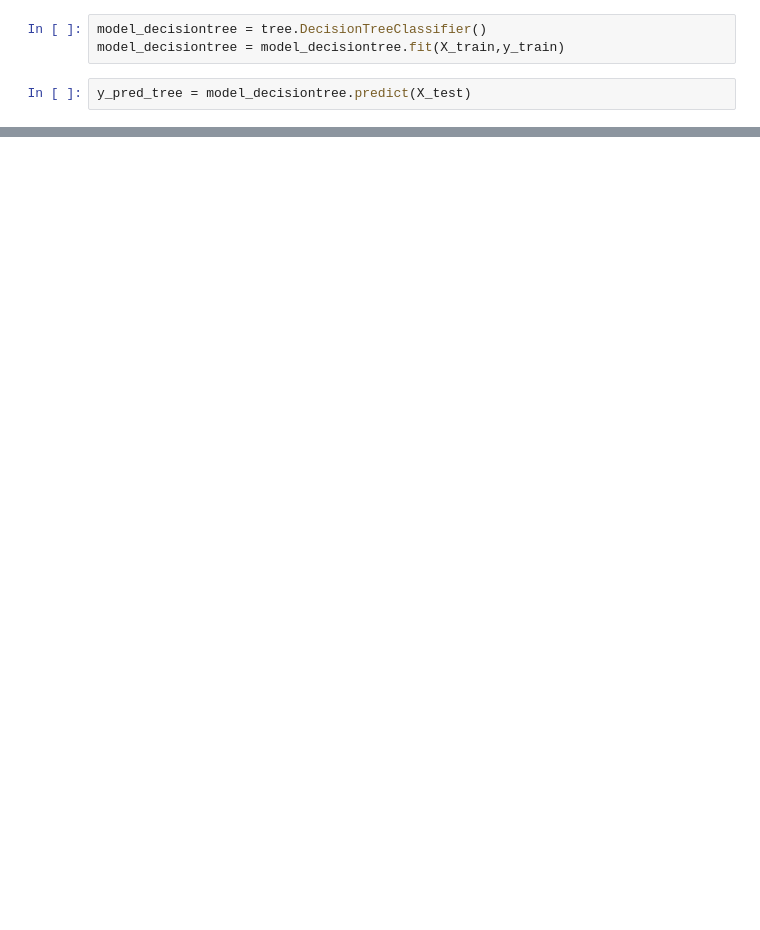
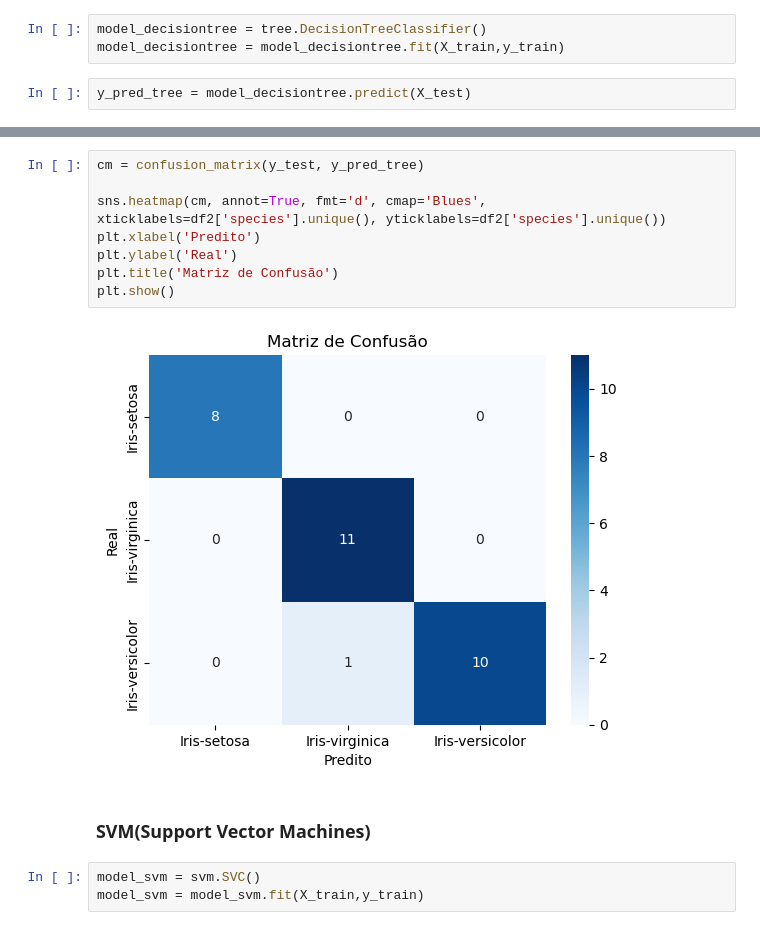
Before and after one commit to JpLimags/Classifier_Iris, a Jupyter notebook: classifier_iris.ipynb, the cells around one changed output, grey strips where cells are left out. Saved outputs shown, nothing was run; the diff lists cells and outputs as text; blank space fills up the shorter version.

```diff
--- a/classifier_iris.ipynb
+++ b/classifier_iris.ipynb
@@ -234,0 +273,15 @@ Iris-versicolor       0.82      0.90      0.86        10
+# %%
+cm = confusion_matrix(y_test, y_pred_tree)
+
+sns.heatmap(cm, annot=True, fmt='d', cmap='Blues', xticklabels=df2['species'].unique(), yticklabels=df2['species'].unique())
+plt.xlabel('Predito')
+plt.ylabel('Real')
+plt.title('Matriz de Confusão')
+plt.show()
+# %% [output]
+[figure, added]
+# %% [markdown]
+### SVM(Support Vector Machines)
+# %%
+model_svm = svm.SVC()
+model_svm = model_svm.fit(X_train,y_train)
```
Also changed, not shown: parts of 15 cells of this notebook.
